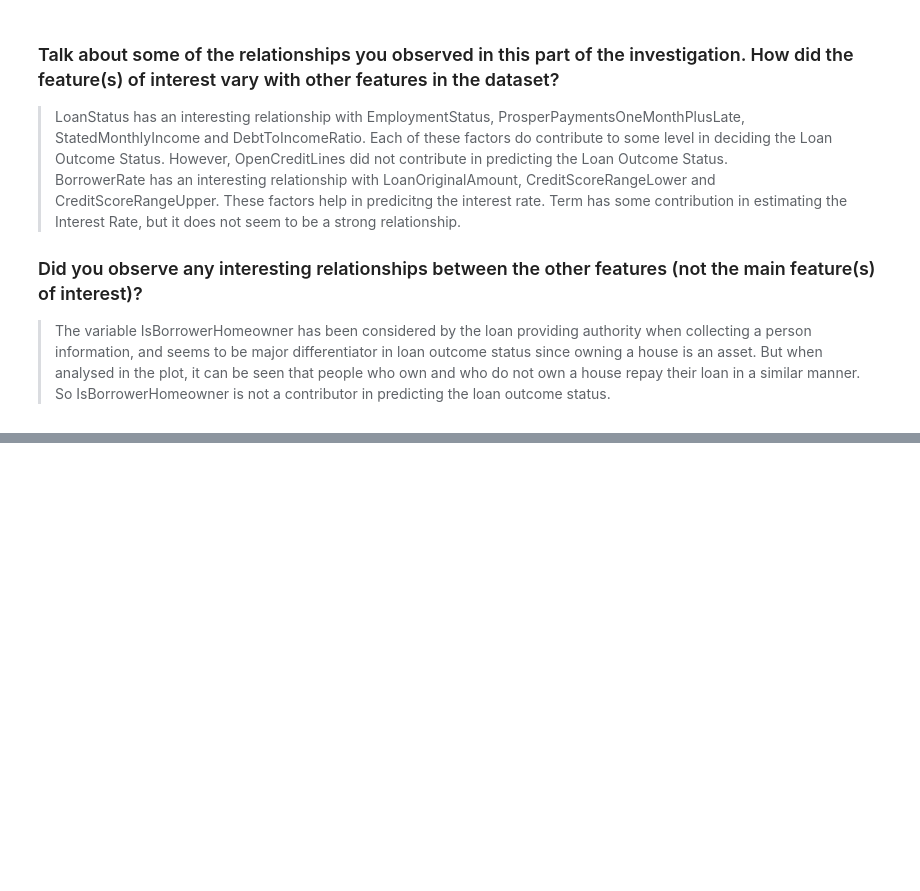
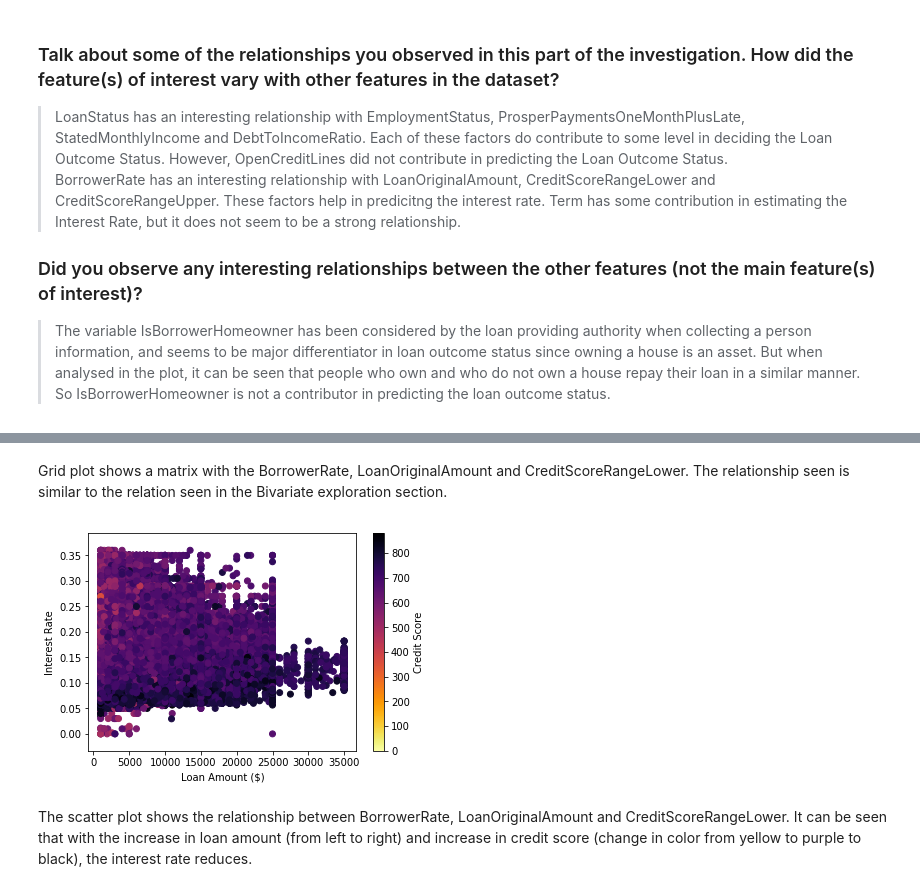
Before and after one commit to Kirthi-Raman/LoanDatasetAnalysis, a Jupyter notebook: exploration_template.ipynb, the cells around one changed output, grey strips where cells are left out. Cells and saved outputs as stored; diff of their text form; code cells hidden in the pictures; blank space fills up the shorter version.

```diff
--- a/exploration_template.ipynb
+++ b/exploration_template.ipynb
@@ -632,0 +654,12 @@ From the scatterplot, it is seen that relationship between Credit Score- Lower R
+# %% [markdown]
+Grid plot shows a matrix with the BorrowerRate, LoanOriginalAmount and CreditScoreRangeLower. The relationship seen is similar to the relation seen in the Bivariate exploration section.
+# %%
+# create scatter to determine the relationship between BorrowerRate, LoanOriginalAmount and CreditScoreRangeLower
+plt.scatter(data = loandf, x = 'LoanOriginalAmount', y= 'BorrowerRate', c = 'CreditScoreRangeLower',cmap = 'inferno_r');
+plt.xlabel('Loan Amount ($)')
+plt.ylabel('Interest Rate');
+plt.colorbar(label = 'Credit Score');
+# %% [output]
+[figure, added]
+# %% [markdown]
+The scatter plot shows the relationship between BorrowerRate, LoanOriginalAmount and CreditScoreRangeLower. It can be seen that with the increase in loan amount (from left to right) and increase in credit score (change in color from yellow to purple to black), the interest rate reduces. <br>
```
Also changed, not shown: parts of 6 cells of this notebook.
